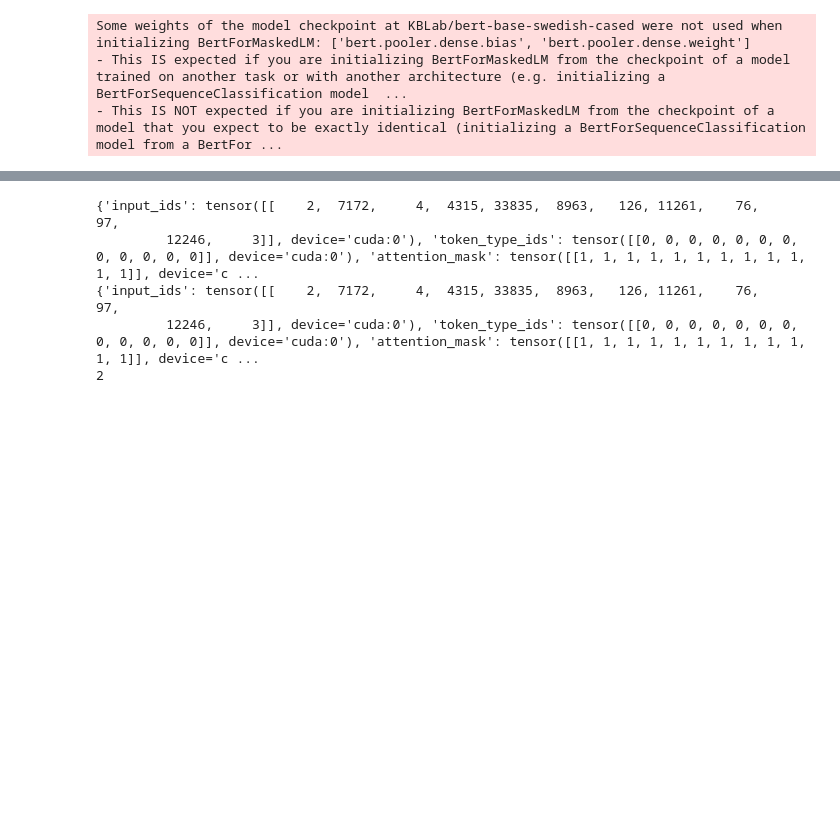
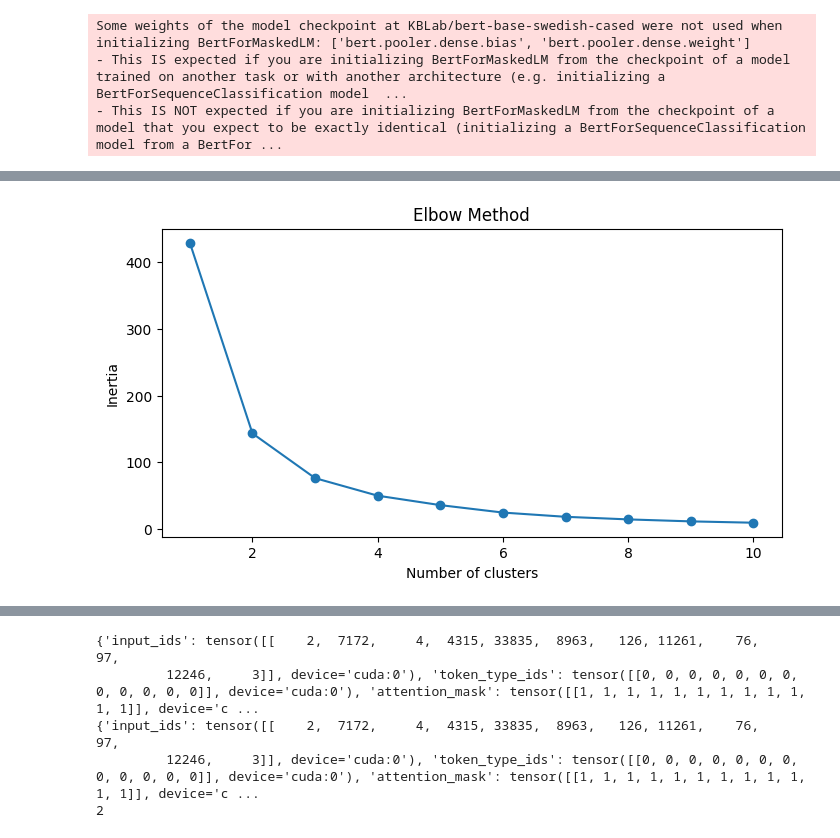
Before and after one commit to swerik-project/pretraining_plm, a Jupyter notebook: comprehension_model2.ipynb, the cells around one changed output, grey strips where cells are left out. Drawn from its saved outputs; the diff is of its cells as text; code cells hidden in the pictures; blank space fills up the shorter version.

```diff
--- a/comprehension_model2.ipynb
+++ b/comprehension_model2.ipynb
@@ -144,5 +146,14 @@ def filter_and_process_dataset(valid_dataset, valid_token_list, tokenizer, prepr
 #     writer.writerow(["indices", "token","euclidean_distances","cosine similarity" ])
 # %%
 most_frequent_tokens = get_most_frequent_tokens(lm_datasets["train"])
+# %%
+token_sim = {}
+
+with open('cosine_similarity_words_emebdding_cpt.txt', 'r') as file:
+    for line in file:
+        line = line.strip()
+        if line:
+            key, value = line.split(': ')
+            token_sim[key]=float(value)
 # %%
 import spacy
@@ -165,0 +192,71 @@ print(token_sim)
+# %%
+import seaborn as sns
+from sklearn.cluster import KMeans
+from sklearn.metrics import silhouette_score
+from sklearn.mixture import GaussianMixture
+tokens = list(token_sim.keys())
+similarities = list(token_sim.values())
+
+# Clustering des Similarités
+similarities_array = np.array(similarities).reshape(-1, 1)
+inertia = []
+for k in range(1, 11):
+    kmeans = KMeans(n_clusters=k, random_state=0).fit(similarities_array)
+    inertia.append(kmeans.inertia_)
+
+plt.figure(figsize=(8, 4))
+plt.plot(range(1, 11), inertia, marker='o')
+plt.title('Elbow Method')
+plt.xlabel('Number of clusters')
+plt.ylabel('Inertia')
+plt.show()
+
+
+silhouette_avg = []
+for k in range(2, 11):
+    kmeans = KMeans(n_clusters=k, random_state=0).fit(similarities_array)
+    silhouette_avg.append(silhouette_score(similarities_array, kmeans.labels_))
+
+plt.figure(figsize=(8, 4))
+plt.plot(range(2, 11), silhouette_avg, marker='o')
+plt.title('Silhouette Score')
+plt.xlabel('Number of clusters')
+plt.ylabel('Average Silhouette Score')
+plt.show()
+
+# AIC et BIC pour GMM
+aic = []
+bic = []
+for k in range(1, 11):
+    gmm = GaussianMixture(n_components=k, random_state=0).fit(similarities_array)
+    aic.append(gmm.aic(similarities_array))
+    bic.append(gmm.bic(similarities_array))
+
+plt.figure(figsize=(8, 4))
+plt.plot(range(1, 11), aic, marker='o', label='AIC')
+plt.plot(range(1, 11), bic, marker='o', label='BIC')
+plt.title('AIC and BIC for GMM')
+plt.xlabel('Number of clusters')
+plt.ylabel('AIC / BIC')
+plt.legend()
+plt.show()
+# Affichage des résultats du clustering
+# plt.figure(figsize=(10, 6))
+# for i, token in enumerate(tokens):
+#     plt.scatter(i, similarities[i], color=f'C{clusters[i]}', label=f'Cluster {clusters[i]}' if i == 0 else "")
+
+# plt.title('Clustering des Tokens par Similarité Cosinus')
+# plt.xlabel('Index du Token')
+# plt.ylabel('Similarité Cosinus')
+# plt.legend()
+# plt.show()
+
+# # Afficher les tokens regroupés par clusters
+# clustered_tokens = {i: [] for i in range(3)}
+# for token, cluster in zip(tokens, clusters):
+#     clustered_tokens[cluster].append(token)
+
+# for cluster, cluster_tokens in clustered_tokens.items():
+#     print(f"Cluster {cluster}: {cluster_tokens}")
+# %% [output]
+[figure, added]
```
Also changed, not shown: parts of 7 cells of this notebook, 2 other files.
